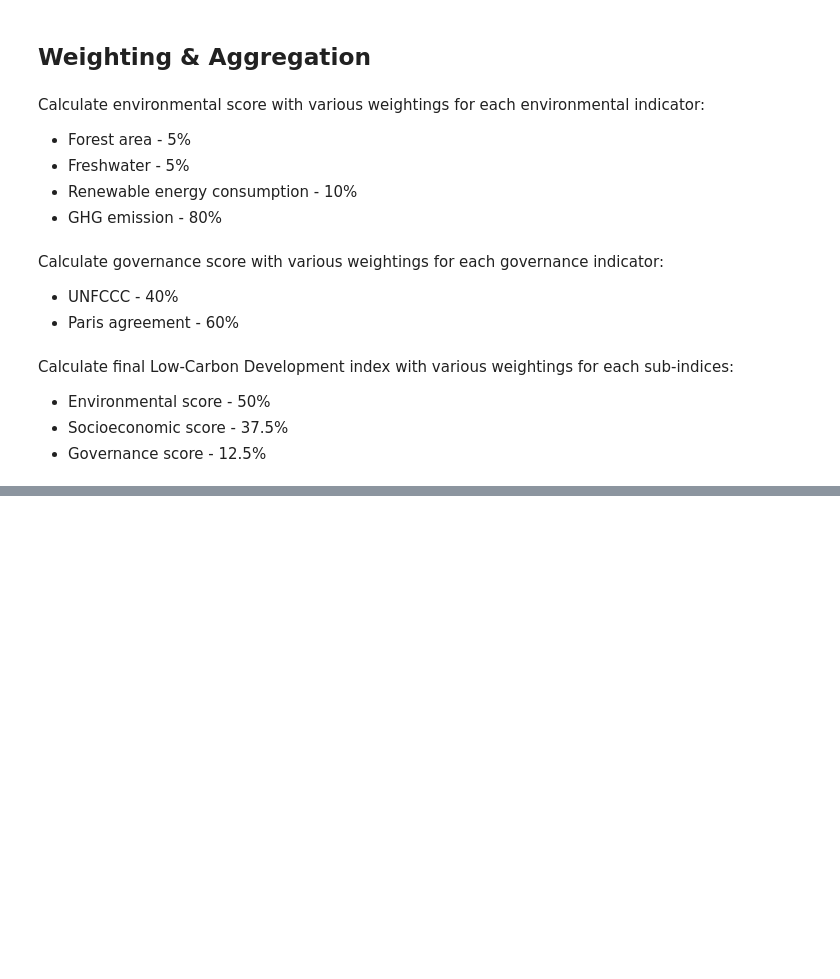
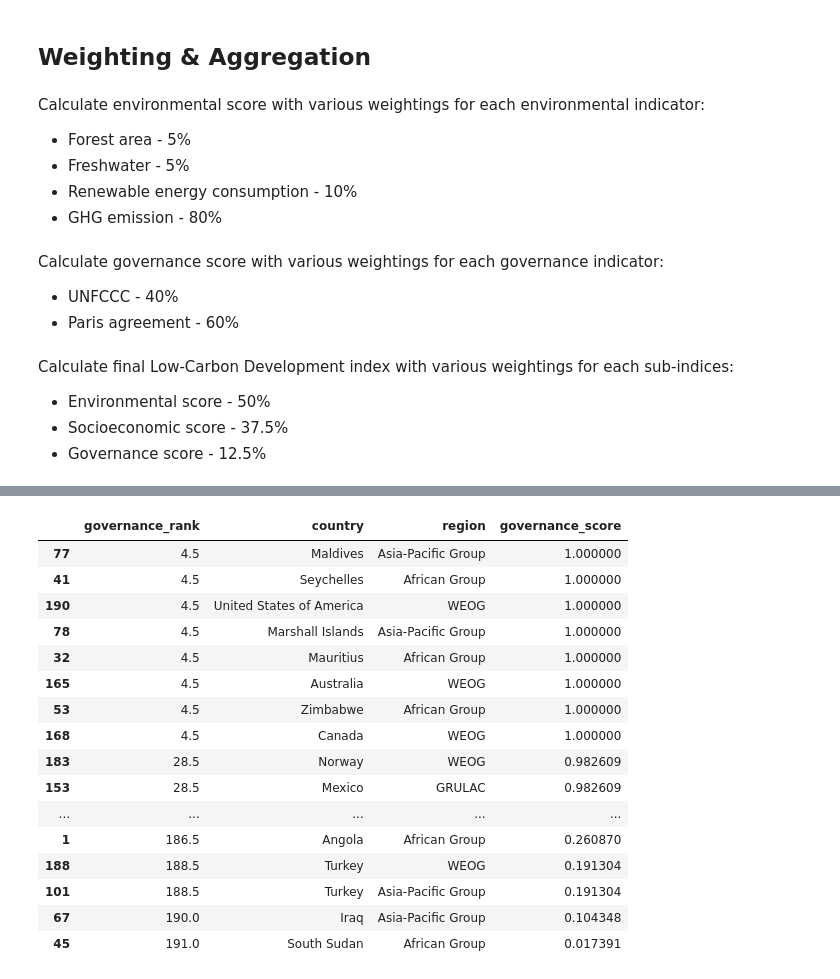
Before and after one commit to luanakimley/low-carbon-development-composite-index, a Jupyter notebook: composite_index.ipynb, the cells around one changed output, grey strips where cells are left out. Cells and saved outputs as stored; diff of their text form; code cells hidden in the pictures; blank space fills up the shorter version.

```diff
--- a/composite_index.ipynb
+++ b/composite_index.ipynb
@@ -94,0 +153,29 @@ lcdci_df_index.to_csv("lcdci/lcdci_index.csv", index=False)
+# %%
+lcdci_df_governance = lcdci_df_index.copy()
+lcdci_df_governance = lcdci_df_governance.drop('environmental_score', axis=1)
+lcdci_df_governance = lcdci_df_governance.drop('socioeconomic_score', axis=1)
+lcdci_df_governance = lcdci_df_governance.drop('lcdci', axis=1)
+lcdci_df_governance = lcdci_df_governance.drop('rank', axis=1)
+lcdci_df_governance['governance_rank'] = lcdci_df_governance['governance_score'].rank(ascending=False)
+lcdci_df_governance = lcdci_df_governance.sort_values(by=['governance_rank'], ascending=True)
+rank_column = lcdci_df_governance.pop('governance_rank')
+lcdci_df_governance.insert(0, 'governance_rank', rank_column)
+lcdci_df_governance
+# %% [output]
+|  | governance_rank | country | region | governance_score |
+| 77 | 4.5 | Maldives | Asia-Pacific Group | 1.000000 |
+| 41 | 4.5 | Seychelles | African Group | 1.000000 |
+| 190 | 4.5 | United States of America | WEOG | 1.000000 |
+| 78 | 4.5 | Marshall Islands | Asia-Pacific Group | 1.000000 |
+| 32 | 4.5 | Mauritius | African Group | 1.000000 |
+| 165 | 4.5 | Australia | WEOG | 1.000000 |
+| 53 | 4.5 | Zimbabwe | African Group | 1.000000 |
+| 168 | 4.5 | Canada | WEOG | 1.000000 |
+| 183 | 28.5 | Norway | WEOG | 0.982609 |
+| 153 | 28.5 | Mexico | GRULAC | 0.982609 |
+| ... | ... | ... | ... | ... |
+| 1 | 186.5 | Angola | African Group | 0.260870 |
+| 188 | 188.5 | Turkey | WEOG | 0.191304 |
+| 101 | 188.5 | Turkey | Asia-Pacific Group | 0.191304 |
+| 67 | 190.0 | Iraq | Asia-Pacific Group | 0.104348 |
+| 45 | 191.0 | South Sudan | African Group | 0.017391 |
```
Also changed, not shown: parts of 2 cells of this notebook.
